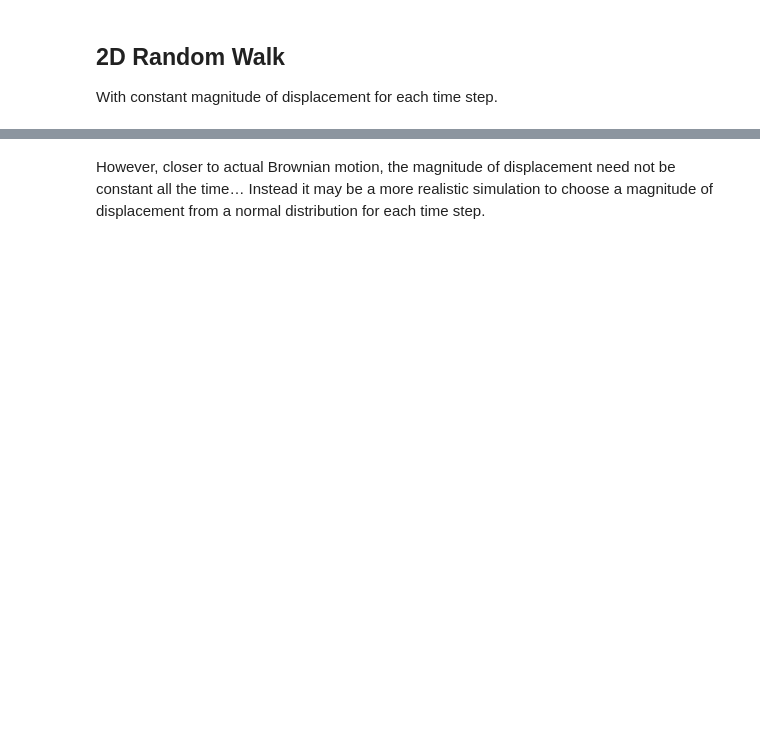
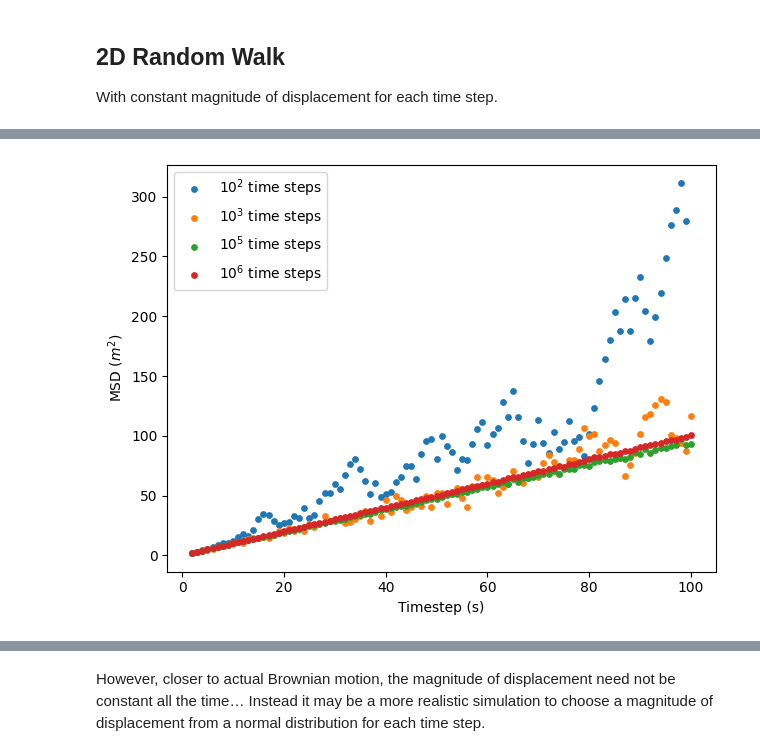
Before and after one commit to hermitian-max/PHYS2020-Brownian-Motion, a Jupyter notebook: simulation.ipynb, the cells around one changed output, grey strips where cells are left out. Cells and saved outputs as stored; diff of their text form; code cells hidden in the pictures; blank space fills up the shorter version.

```diff
--- a/simulation.ipynb
+++ b/simulation.ipynb
@@ -66,0 +73,24 @@ plt.ylabel('MSD (m)' )
+# %%
+plt.close("all")
+
+step_numbers = [100, 1000, 100000, 1000000]
+max_intervals = [100, 100, 100, 100]
+
+for steps, max_interval in zip(step_numbers, max_intervals):
+    particle = generate_trajectory(steps, starting_position)
+    particle_data = generate_MSD_dataset(max_interval, particle)
+
+    plt.scatter(
+        particle_data[0],
+        particle_data[1],
+        s=15,
+        label=rf"$10^{int(np.log10(steps))}$ time steps"
+    )
+
+plt.xlabel("Timestep (s)")
+plt.ylabel(r"MSD ($m^2$)")
+plt.legend()
+plt.tight_layout()
+plt.show()
+# %% [output]
+[figure, added]
```
Also changed, not shown: parts of 22 cells of this notebook, 8 other files.
